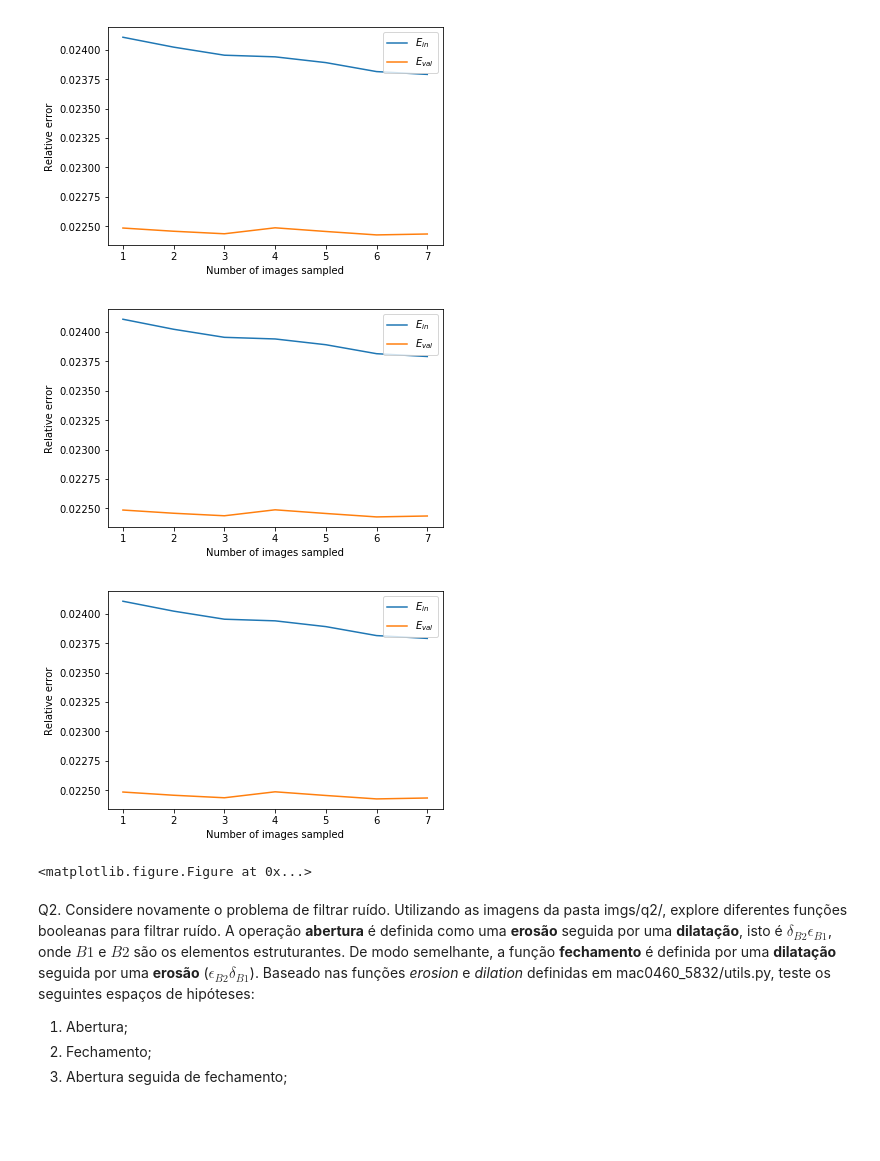
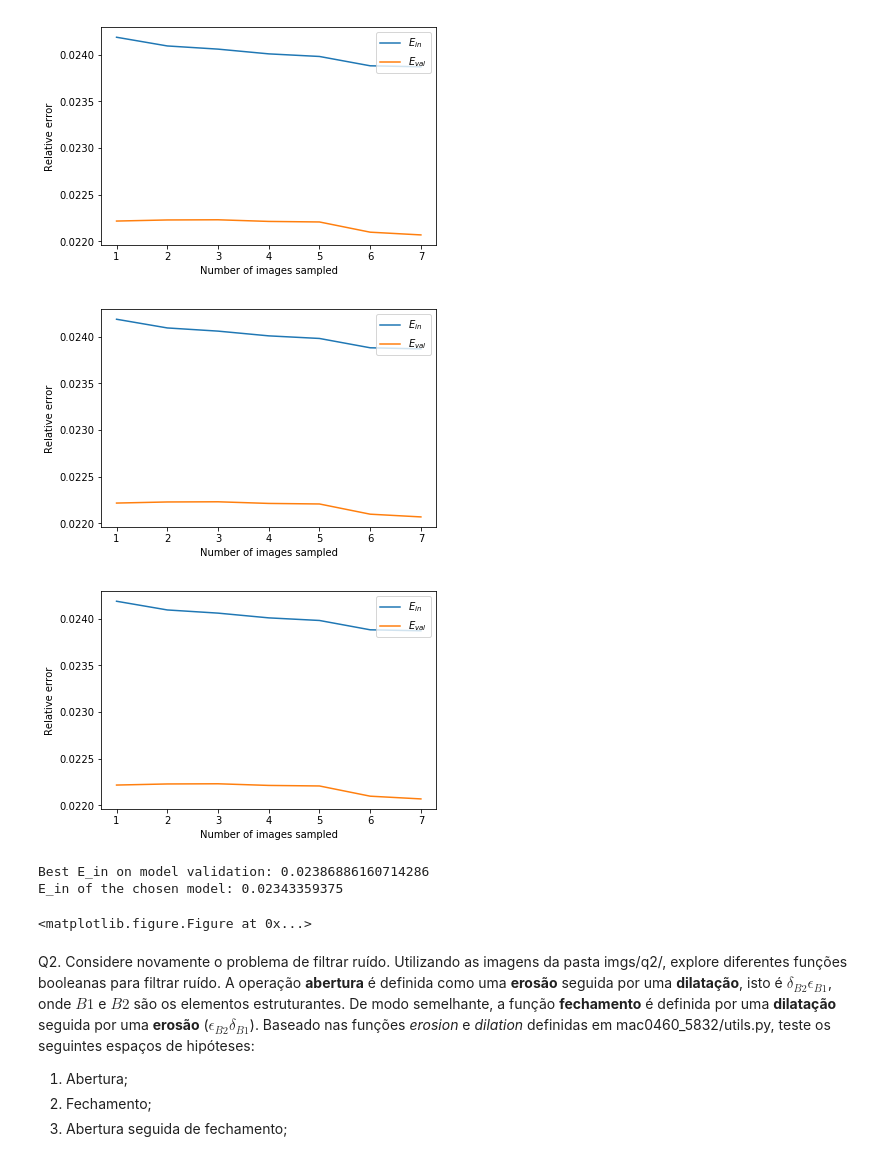
Before and after one commit to gustavoem/bcc, a Jupyter notebook: 7semestre/460/ep2/ep2.ipynb, the cells around one changed output. Saved outputs shown, nothing was run; the diff lists cells and outputs as text; code cells hidden in the pictures; blank space fills up the shorter version.

```diff
--- a/7semestre/460/ep2/ep2.ipynb
+++ b/7semestre/460/ep2/ep2.ipynb
@@ -161,7 +161,6 @@ class Multiresolution:
 
     def clean_samples (self):
         self.samples = {}
-        self._update_hypothesis ()
 
 # End of Multiresolution Class
 ##
@@ -399,7 +398,7 @@ sub_sample3_multires = Multiresolution (sub_sample3_wol_list)
 # Traininig and error for H3
 e3_in_t = []
 e3_val_t = []
-h3_e_in
+h3_e_in = 0
 for img in training_set:
     sub_sample3_multires.sample_image (img, dest1)
     e_in = wop_err (sub_sample3_multires, training_set, dest_list)
@@ -409,36 +408,38 @@ for img in training_set:
     h3_e_in = e_in
 
 # Plots E_in and E_val
 errors_list = []
 labels_list = []
 errors_list.append (e3_in_t)
 errors_list.append (e3_val_t)
 labels_list.append ('$E_{in}$')
 labels_list.append ('$E_{val}$')
 plot_error (training_set_size, errors_list, labels_list)
 
 
 # Finds best model and re-trains it with the whole data set
 multires_list = [sub_sample1_multires,
                  sub_sample2_multires,
                  sub_sample3_multires]
 model_error_list = [h1_e_in, h2_e_in, h3_e_in]
 i = np.argmin (model_error_list)
 best_multires = multires_list[i]
-print ("Best E_in on model validation: " + model_error_list[i])
+print ("Best E_in on model validation: " + str (model_error_list[i]))
 best_multires.clean_samples ()
 
 training_set = src_list
 training_set_size = len (training_set)
 e_in_t = []
 e_in = 0
 for img in training_set:
     best_multires.sample_image (img, dest1)
     e_in = wop_err (best_multires, training_set, dest_list)
     e3_in_t.append (e_in)
-print ("")
+print ("E_in of the chosen model: " + str (e_in))
 # %% [output]
-[figure, old version]
+[figure, new version]
-[figure, old version]
+[figure, new version]
-[figure, old version]
+[figure, new version]
-<matplotlib.figure.Figure at 0x...>
+Best E_in on model validation: 0.02386886160714286
+E_in of the chosen model: 0.02343359375
+<matplotlib.figure.Figure at 0x...>
```
Also changed, not shown: parts of 1 cell of this notebook.
